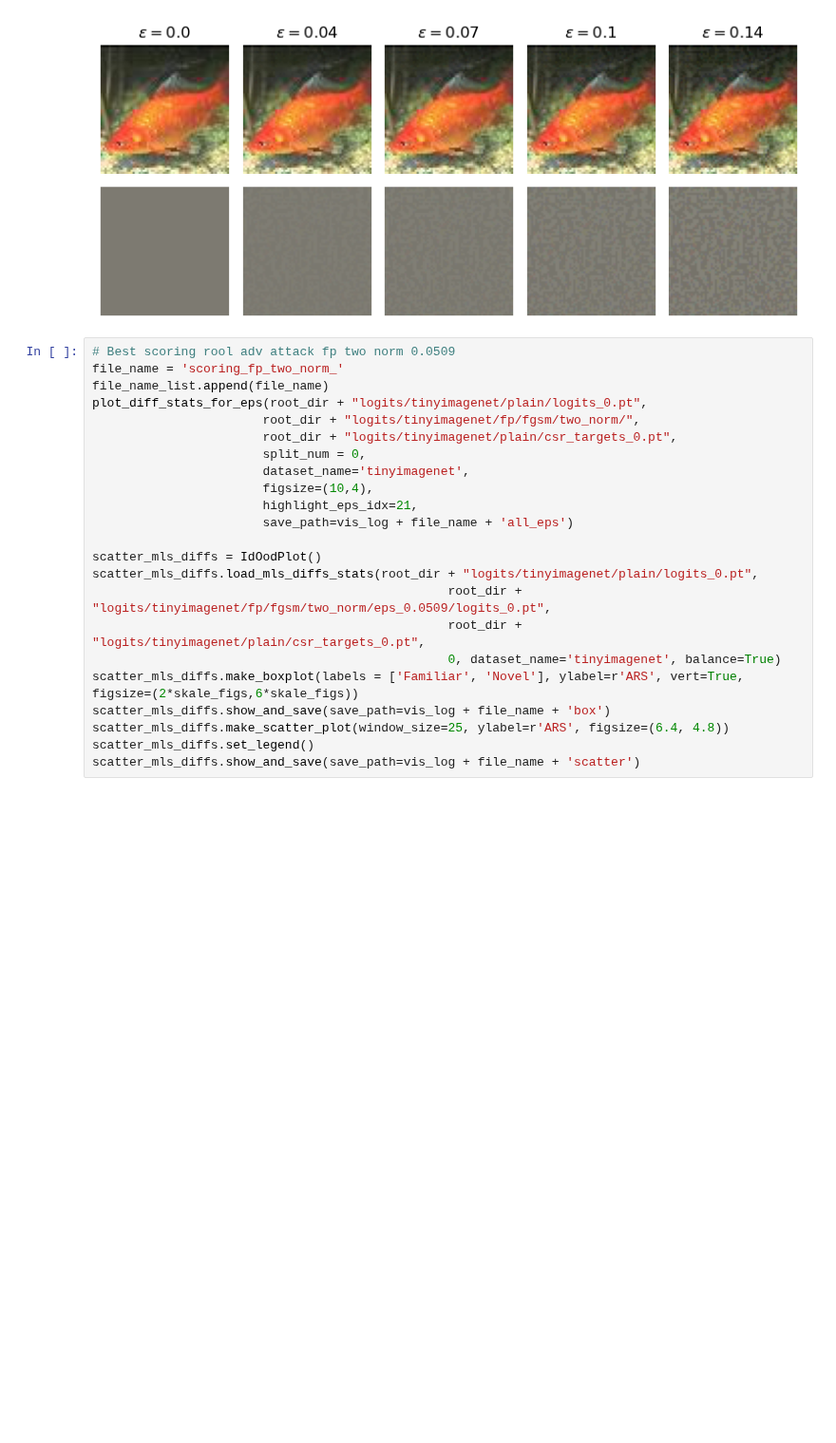
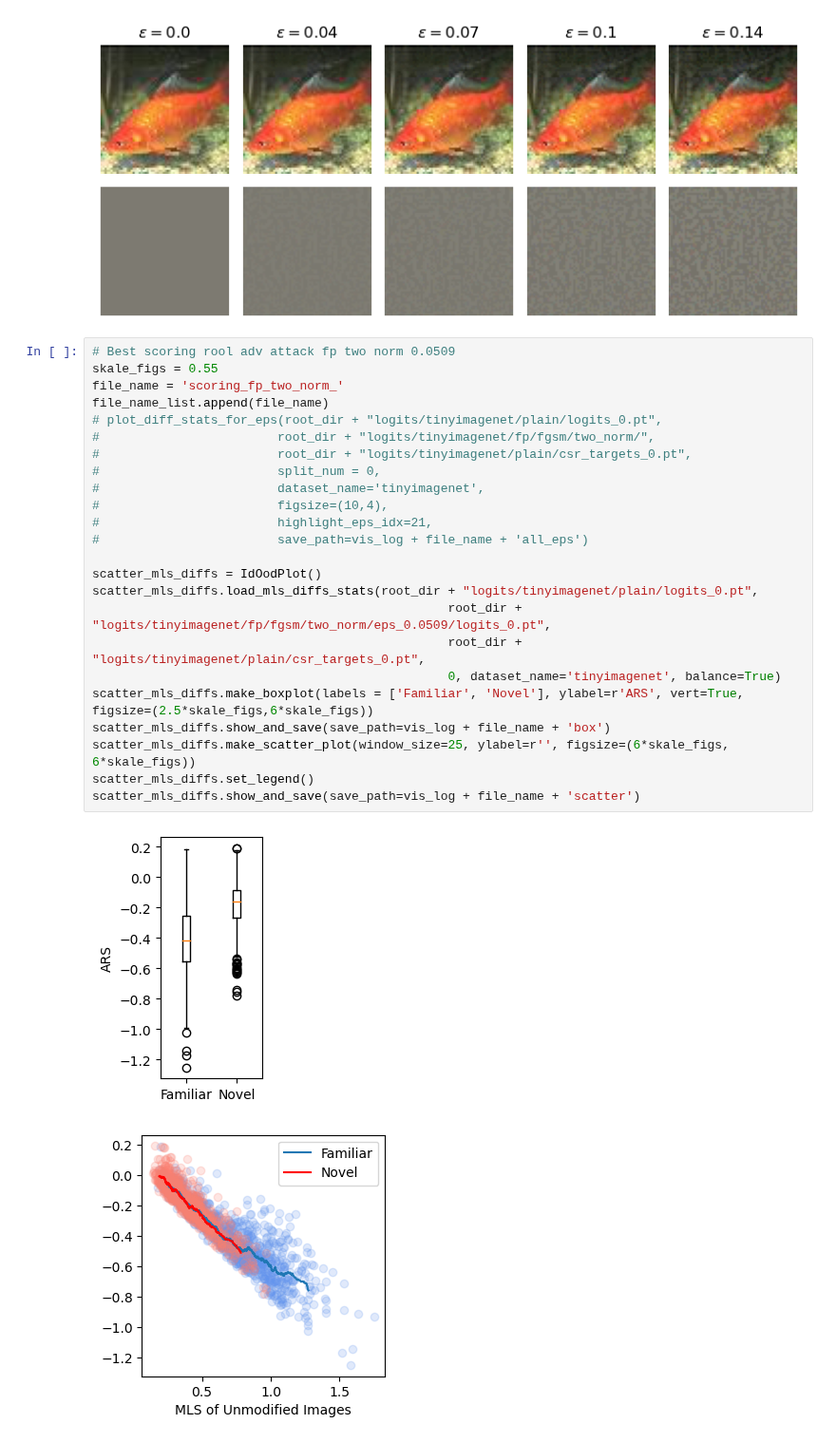
Before and after one commit to krellemand/bachelor_project, a Jupyter notebook: notebooks/visualisations_paper.ipynb, the cells around one changed output. Shown at 95% size. Saved outputs shown, nothing was run; the diff lists cells and outputs as text; blank space fills up the shorter version.

Commit message:
Made all plots for paper

```diff
--- a/notebooks/visualisations_paper.ipynb
+++ b/notebooks/visualisations_paper.ipynb
@@ -202,24 +202,28 @@ plot_adv_imgs(highlight_eps, *perturb_tin_image(highlight_eps, tin_goldfish, pat
 [figure]
 # %%
 # Best scoring rool adv attack fp two norm 0.0509
+skale_figs = 0.55
 file_name = 'scoring_fp_two_norm_'
 file_name_list.append(file_name)
-plot_diff_stats_for_eps(root_dir + "logits/tinyimagenet/plain/logits_0.pt",
-                       root_dir + "logits/tinyimagenet/fp/fgsm/two_norm/",
-                       root_dir + "logits/tinyimagenet/plain/csr_targets_0.pt",
-                       split_num = 0,
-                       dataset_name='tinyimagenet',
-                       figsize=(10,4),
-                       highlight_eps_idx=21,
-                       save_path=vis_log + file_name + 'all_eps')
+# plot_diff_stats_for_eps(root_dir + "logits/tinyimagenet/plain/logits_0.pt",
+#                        root_dir + "logits/tinyimagenet/fp/fgsm/two_norm/",
+#                        root_dir + "logits/tinyimagenet/plain/csr_targets_0.pt",
+#                        split_num = 0,
+#                        dataset_name='tinyimagenet',
+#                        figsize=(10,4),
+#                        highlight_eps_idx=21,
+#                        save_path=vis_log + file_name + 'all_eps')
 
 scatter_mls_diffs = IdOodPlot()
 scatter_mls_diffs.load_mls_diffs_stats(root_dir + "logits/tinyimagenet/plain/logits_0.pt",
                                                 root_dir + "logits/tinyimagenet/fp/fgsm/two_norm/eps_0.0509/logits_0.pt",
                                                 root_dir + "logits/tinyimagenet/plain/csr_targets_0.pt",
                                                 0, dataset_name='tinyimagenet', balance=True)
-scatter_mls_diffs.make_boxplot(labels = ['Familiar', 'Novel'], ylabel=r'ARS', vert=True, figsize=(2*skale_figs,6*skale_figs))
+scatter_mls_diffs.make_boxplot(labels = ['Familiar', 'Novel'], ylabel=r'ARS', vert=True, figsize=(2.5*skale_figs,6*skale_figs))
 scatter_mls_diffs.show_and_save(save_path=vis_log + file_name + 'box')
-scatter_mls_diffs.make_scatter_plot(window_size=25, ylabel=r'ARS', figsize=(6.4, 4.8))
+scatter_mls_diffs.make_scatter_plot(window_size=25, ylabel=r'', figsize=(6*skale_figs, 6*skale_figs))
 scatter_mls_diffs.set_legend()
 scatter_mls_diffs.show_and_save(save_path=vis_log + file_name + 'scatter')
+# %% [output]
+[figure, added]
+[figure, added]
```
Also changed, not shown: parts of 3 cells of this notebook, 10 other files.
